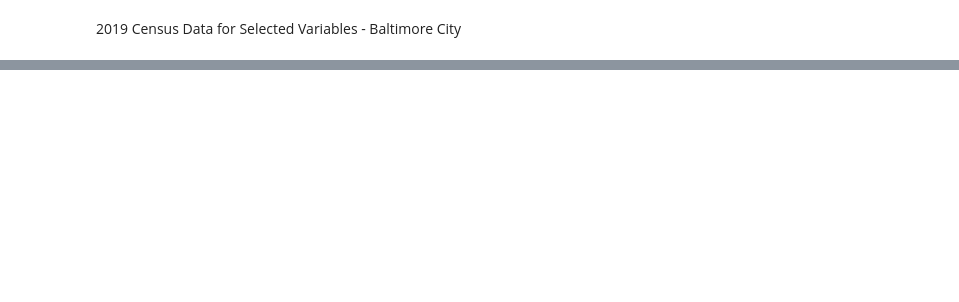
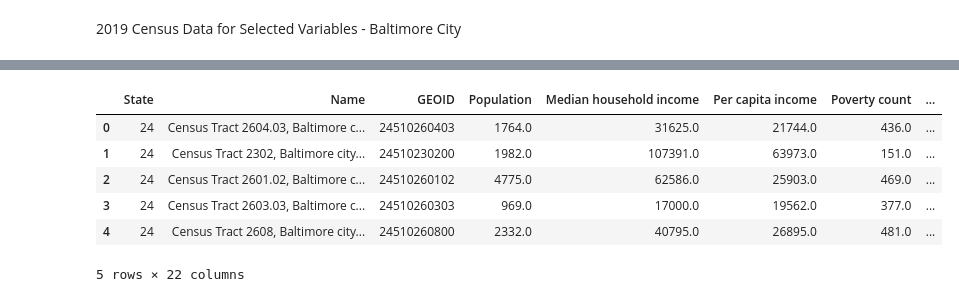
Before and after one commit to Jenkir/Land_Use_Commitee_CC_Analysis, a Jupyter notebook: corridors_census_2019.ipynb, the cells around one changed output, grey strips where cells are left out. Saved outputs shown, nothing was run; the diff lists cells and outputs as text; code cells hidden in the pictures; blank space fills up the shorter version.

```diff
--- a/corridors_census_2019.ipynb
+++ b/corridors_census_2019.ipynb
@@ -117,3 +161,22 @@ census_pd.head()
+# %%
+# Final DataFrame
+census_pd = census_pd[["State", "Name", "GEOID", "Population", "Median household income",
+                       "Per capita income", "Poverty count", "Poverty rate", "Unemployment rate",
+                       "# employed, age 16+", "Unemployment count",
+                      "# persons age 25+ graduated high school", "# persons age 25+ with Bachelor's degree",
+                      "Median age","Pop. white", "Pop. Black", "Pop. 2 or more races", "Pop. Hispanic origin",
+                      "Total pop. in occupied housing units by tenure", "Total owner-occupied units", "Total renter-occupied units",
+                      "Labor force status by presence of computer/ internet in HH"]]
+
+census_pd.head()
+# %% [output]
+|  | State | Name | GEOID | Population | Median household income | Per capita income | Poverty count | ... |
+| 0 | 24 | Census Tract 2604.03, Baltimore c... | 24510260403 | 1764.0 | 31625.0 | 21744.0 | 436.0 | ... |
+| 1 | 24 | Census Tract 2302, Baltimore city... | 24510230200 | 1982.0 | 107391.0 | 63973.0 | 151.0 | ... |
+| 2 | 24 | Census Tract 2601.02, Baltimore c... | 24510260102 | 4775.0 | 62586.0 | 25903.0 | 469.0 | ... |
+| 3 | 24 | Census Tract 2603.03, Baltimore c... | 24510260303 | 969.0 | 17000.0 | 19562.0 | 377.0 | ... |
+| 4 | 24 | Census Tract 2608, Baltimore city... | 24510260800 | 2332.0 | 40795.0 | 26895.0 | 481.0 | ... |
+5 rows × 22 columns
 # %%
 census_pd["Poverty rate"] = census_pd["Poverty rate"].astype(float).round(1)
 census_pd.head()
```
Also changed, not shown: parts of 18 cells of this notebook, 3 other files.
